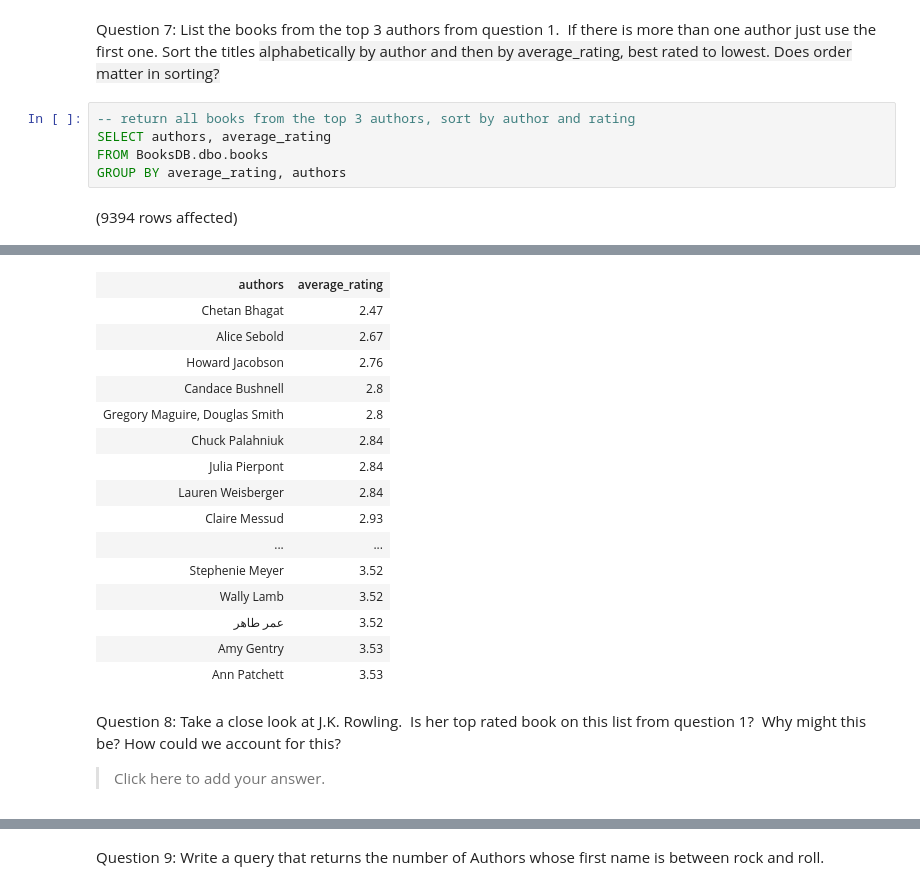
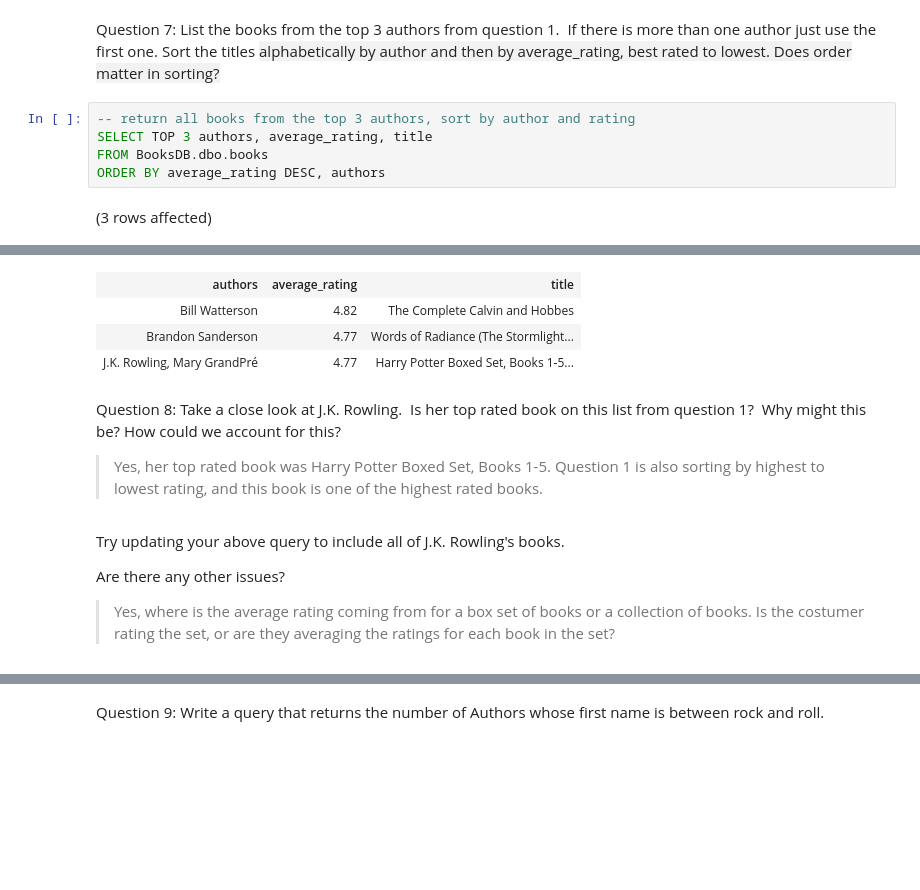
Before and after one commit to annalprost/SQL-Part-1-Studio, a Jupyter notebook: SQL-Part-1-Studio.ipynb, the cells around one changed output, grey strips where cells are left out. Saved outputs shown, nothing was run; the diff lists cells and outputs as text; blank space fills up the shorter version.

```diff
--- a/SQL-Part-1-Studio.ipynb
+++ b/SQL-Part-1-Studio.ipynb
@@ -137,8 +123,8 @@ Total execution time: 00:00:00.094
 Question 7: List the books from the top 3 authors from question 1.  If there is more than one author just use the first one. Sort the titles <span style="background-color: rgba(127, 127, 127, 0.1); font-family: -apple-system, BlinkMacSystemFont, sans-serif;">alphabetically by author and then by average_rating, best rated to lowest. Does order matter in sorting?</span>
 # %%
 -- return all books from the top 3 authors, sort by author and rating
-SELECT authors, average_rating
+SELECT TOP 3 authors, average_rating, title
 FROM BooksDB.dbo.books
-GROUP BY average_rating, authors
+ORDER BY average_rating DESC, authors
 # %% [output]
-(9394 rows affected)
+(3 rows affected)
@@ -147,21 +132,15 @@ Total execution time: 00:00:00.390
-| authors | average_rating |
-| Chetan Bhagat | 2.47 |
-| Alice Sebold | 2.67 |
-| Howard Jacobson | 2.76 |
-| Candace Bushnell | 2.8 |
-| Gregory Maguire, Douglas Smith | 2.8 |
-| Chuck Palahniuk | 2.84 |
-| Julia Pierpont | 2.84 |
-| Lauren Weisberger | 2.84 |
-| Claire Messud | 2.93 |
-| ... | ... |
-| Stephenie Meyer | 3.52 |
-| Wally Lamb | 3.52 |
-| عمر طاهر | 3.52 |
-| Amy Gentry | 3.53 |
-| Ann Patchett | 3.53 |
+| authors | average_rating | title |
+| Bill Watterson | 4.82 | The Complete Calvin and Hobbes |
+| Brandon Sanderson | 4.77 | Words of Radiance (The Stormlight... |
+| J.K. Rowling, Mary GrandPré | 4.77 | Harry Potter Boxed Set, Books 1-5... |
 # %% [markdown]
 Question 8: Take a close look at J.K. Rowling.  Is her top rated book on this list from question 1?  Why might this be? How could we account for this?
 
-> Click here to add your answer.
+> Yes, her top rated book was Harry Potter Boxed Set, Books 1-5. Question 1 is also sorting by highest to lowest rating, and this book is one of the highest rated books.
+# %% [markdown]
+Try updating your above query to include all of J.K. Rowling's books.
+
+Are there any other issues?
+
+> Yes, where is the average rating coming from for a box set of books or a collection of books. Is the costumer rating the set, or are they averaging the ratings for each book in the set?
 # %%
```
Also changed, not shown: parts of 13 cells of this notebook.
